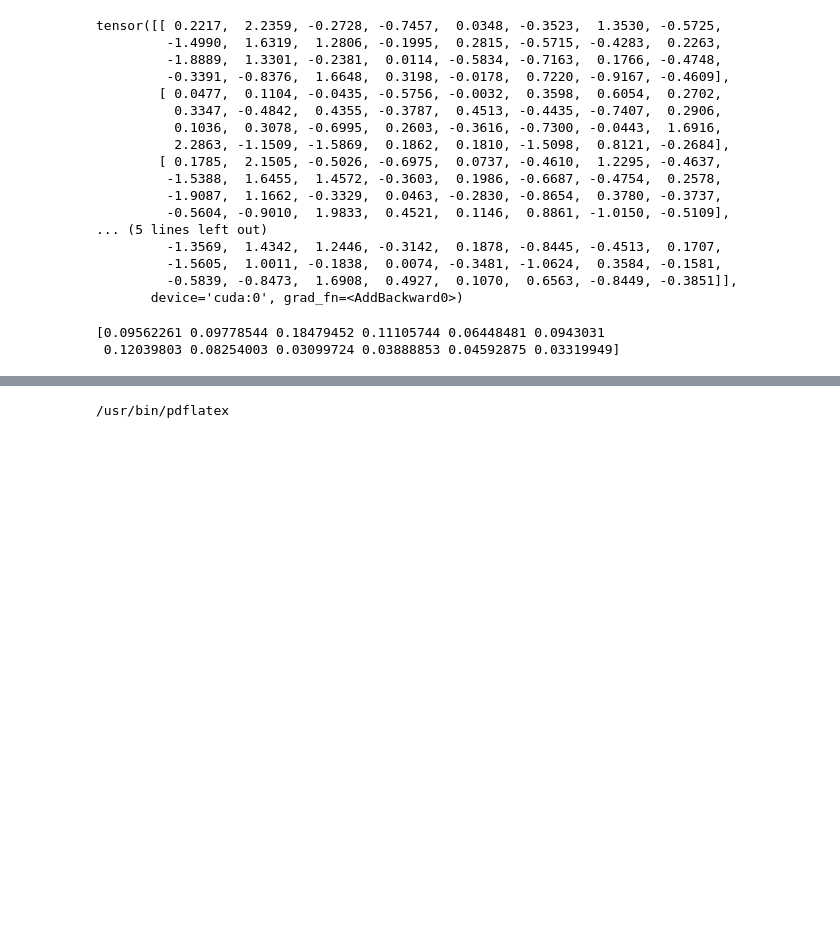
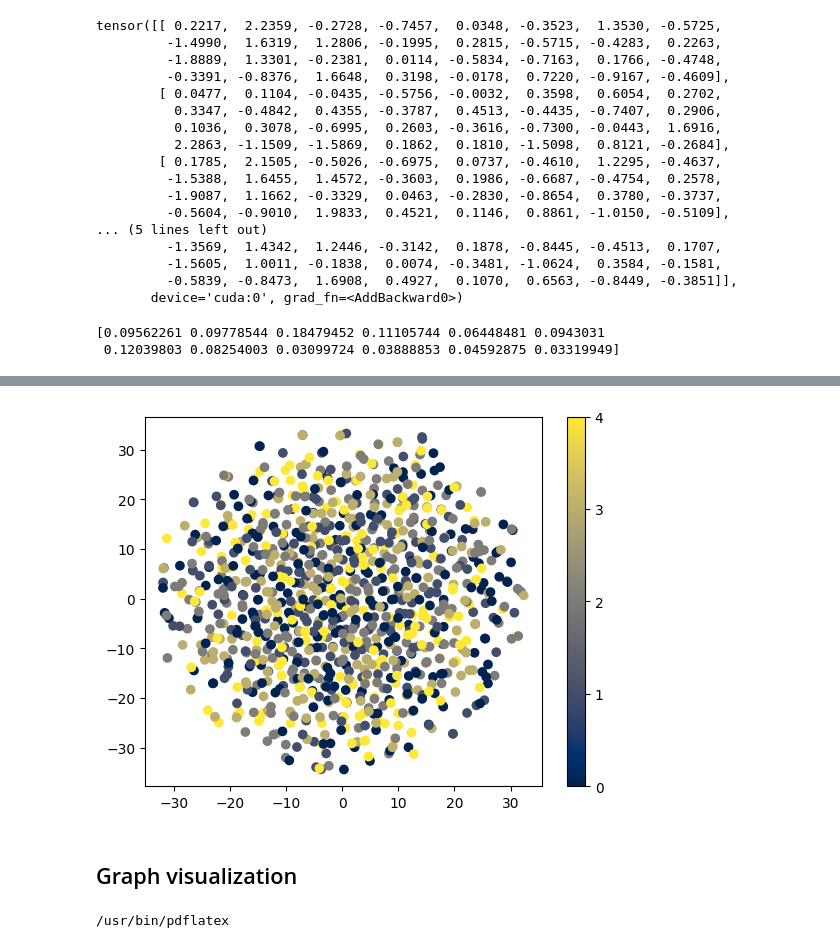
Before and after one commit to facebookresearch/pal, a Jupyter notebook: pruning/factorization.ipynb, the cells around one changed output, grey strips where cells are left out. Saved outputs shown, nothing was run; the diff lists cells and outputs as text; code cells hidden in the pictures; blank space fills up the shorter version.

Commit message:
add visualization tsne (WIP)

```diff
--- a/pruning/factorization.ipynb
+++ b/pruning/factorization.ipynb
@@ -343 +353,21 @@ print(weight)
+# %%
+# Define a toy input of N input vectors of dimension 32
+# this represents the output after attention or 1st MLP layer for instance
+emb_dim = 32
+N = 1000
+input = np.random.rand(N, 32)  # input vector
+target = np.random.randint(low=0, high=5, size=N)  # associated representative elements
+
+# TSNE embeddings
+emb = TSNE().fit_transform(input)
+
+cmap = "cividis"
+marker = "o"
+plt.scatter(emb[:, 0], emb[:, 1], c=target, marker=marker, cmap=cmap)
+plt.colorbar(ticks=np.arange(5))
+plt.show()
+# %% [output]
+[figure, added]
+# %% [markdown]
+## Graph visualization
 # %%
```
Also changed, not shown: parts of 6 cells of this notebook.
